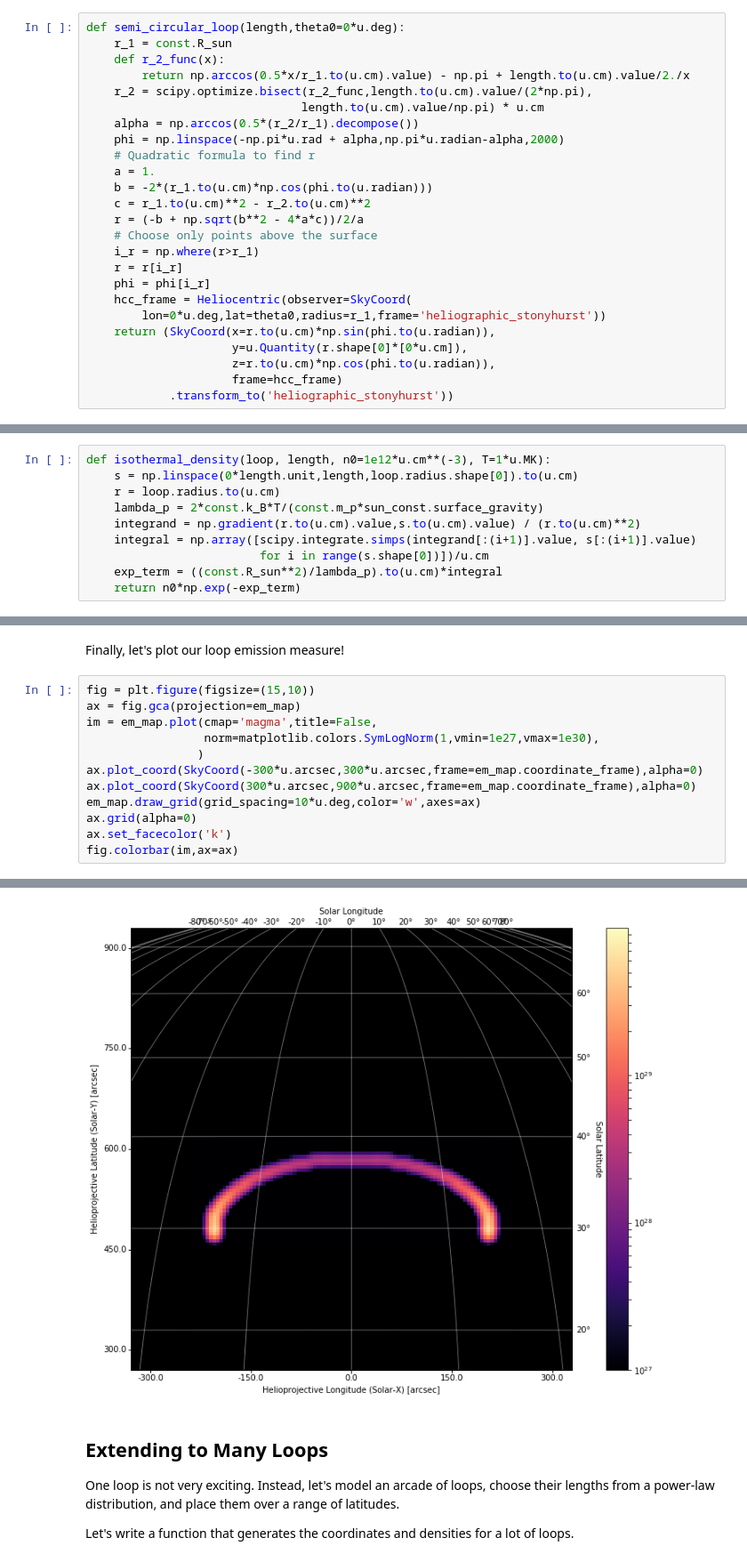
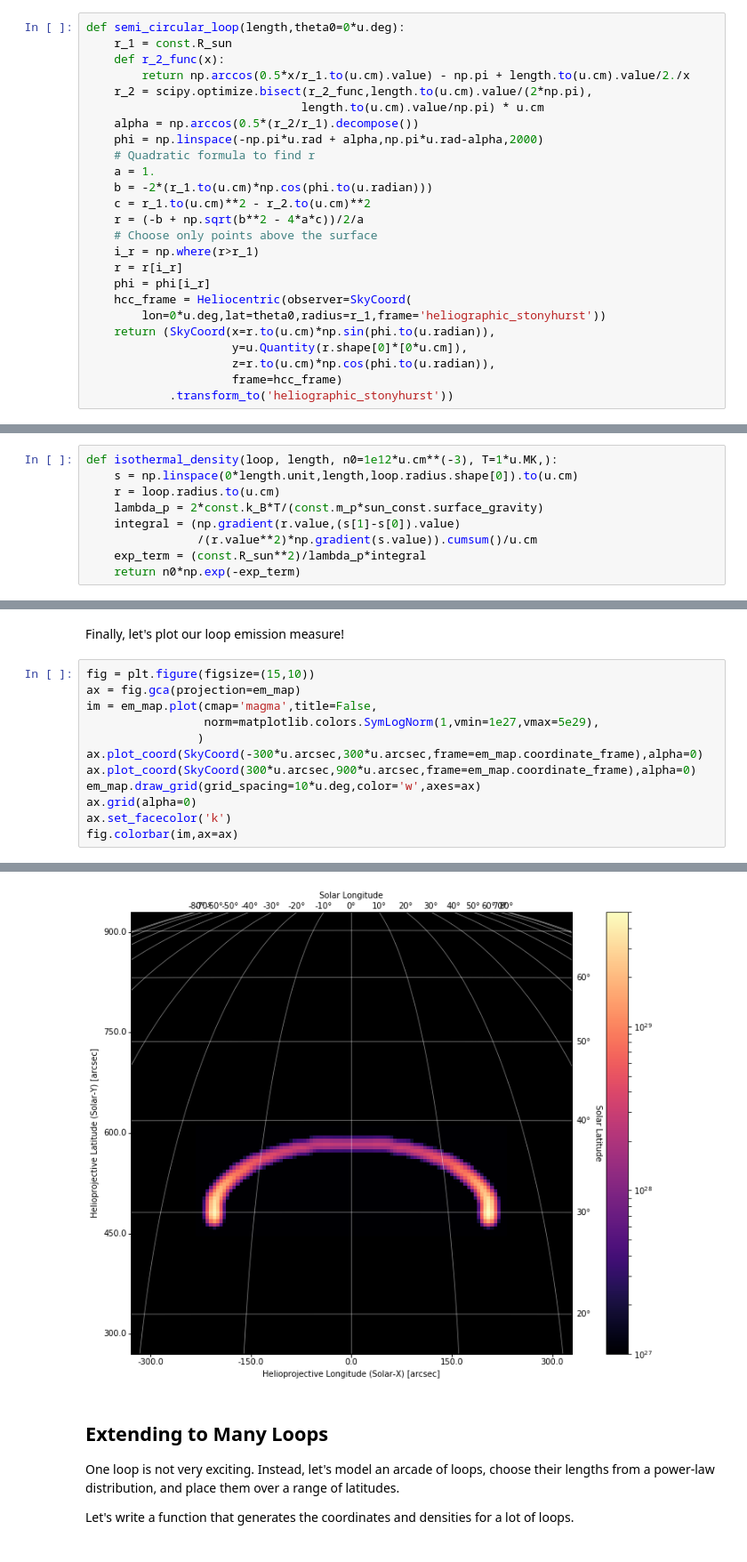
Before and after one commit to sunpy/sunpy.org, a Jupyter notebook: posts/2018/2018-07-21-coronal-loop-coordinates.ipynb, the cells around one changed output, grey strips where cells are left out. Shown: that part at 89% size. Cells and saved outputs as stored; diff of their text form.

```diff
--- a/posts/2018/2018-07-21-coronal-loop-coordinates.ipynb
+++ b/posts/2018/2018-07-21-coronal-loop-coordinates.ipynb
@@ -48,7 +53,7 @@ def semi_circular_loop(length,theta0=0*u.deg):
     r_2 = scipy.optimize.bisect(r_2_func,length.to(u.cm).value/(2*np.pi),
                                length.to(u.cm).value/np.pi) * u.cm
     alpha = np.arccos(0.5*(r_2/r_1).decompose())
-    phi = np.linspace(-np.pi*u.rad + alpha,np.pi*u.radian-alpha,2000)
+    phi = np.linspace(-np.pi*u.rad + alpha,np.pi*u.rad-alpha,2000)
     # Quadratic formula to find r
     a = 1.
     b = -2*(r_1.to(u.cm)*np.cos(phi.to(u.radian)))
@@ -124,14 +129,13 @@ $$
 
 where $\lambda_P=2k_BT/m_ig_{\odot}$ is the pressure scale height and $n_0$ is the density at $s=0$, i.e. at the footpoint. This gives us the number density at each point along our loop. Let's write a function to compute the density for a given $L$, $n_0$, and $T$.
 # %%
-def isothermal_density(loop, length, n0=1e12*u.cm**(-3), T=1*u.MK):
+def isothermal_density(loop, length, n0=1e12*u.cm**(-3), T=1*u.MK,):
     s = np.linspace(0*length.unit,length,loop.radius.shape[0]).to(u.cm)
     r = loop.radius.to(u.cm)
     lambda_p = 2*const.k_B*T/(const.m_p*sun_const.surface_gravity)
-    integrand = np.gradient(r.to(u.cm).value,s.to(u.cm).value) / (r.to(u.cm)**2)
-    integral = np.array([scipy.integrate.simps(integrand[:(i+1)].value, s[:(i+1)].value)
-                         for i in range(s.shape[0])])/u.cm
-    exp_term = ((const.R_sun**2)/lambda_p).to(u.cm)*integral
+    integral = (np.gradient(r.value,(s[1]-s[0]).value)
+                /(r.value**2)*np.gradient(s.value)).cumsum()/u.cm
+    exp_term = (const.R_sun**2)/lambda_p*integral
     return n0*np.exp(-exp_term)
 # %% [markdown]
 We can then evaluate the the density along the loop that we created above, using a footpoint density of $n_0=10^{11}$ cm$^{-3}$ and temperature $T=10^6$ K.
@@ -228,18 +232,18 @@ Finally, let's plot our loop emission measure!
 # %%
 fig = plt.figure(figsize=(15,10))
 ax = fig.gca(projection=em_map)
 im = em_map.plot(cmap='magma',title=False,
-                 norm=matplotlib.colors.SymLogNorm(1,vmin=1e27,vmax=1e30),
+                 norm=matplotlib.colors.SymLogNorm(1,vmin=1e27,vmax=5e29),
                 )
 ax.plot_coord(SkyCoord(-300*u.arcsec,300*u.arcsec,frame=em_map.coordinate_frame),alpha=0)
 ax.plot_coord(SkyCoord(300*u.arcsec,900*u.arcsec,frame=em_map.coordinate_frame),alpha=0)
 em_map.draw_grid(grid_spacing=10*u.deg,color='w',axes=ax)
 ax.grid(alpha=0)
 ax.set_facecolor('k')
 fig.colorbar(im,ax=ax)
 # %% [output]
 <matplotlib.colorbar.Colorbar at 0x...>
-[figure, old version]
+[figure, new version]
 # %% [markdown]
 ## Extending to Many Loops
 One loop is not very exciting. Instead, let's model an arcade of loops, choose their lengths from a power-law distribution, and place them over a range of latitudes.
```
Also changed, not shown: parts of 9 cells of this notebook.
